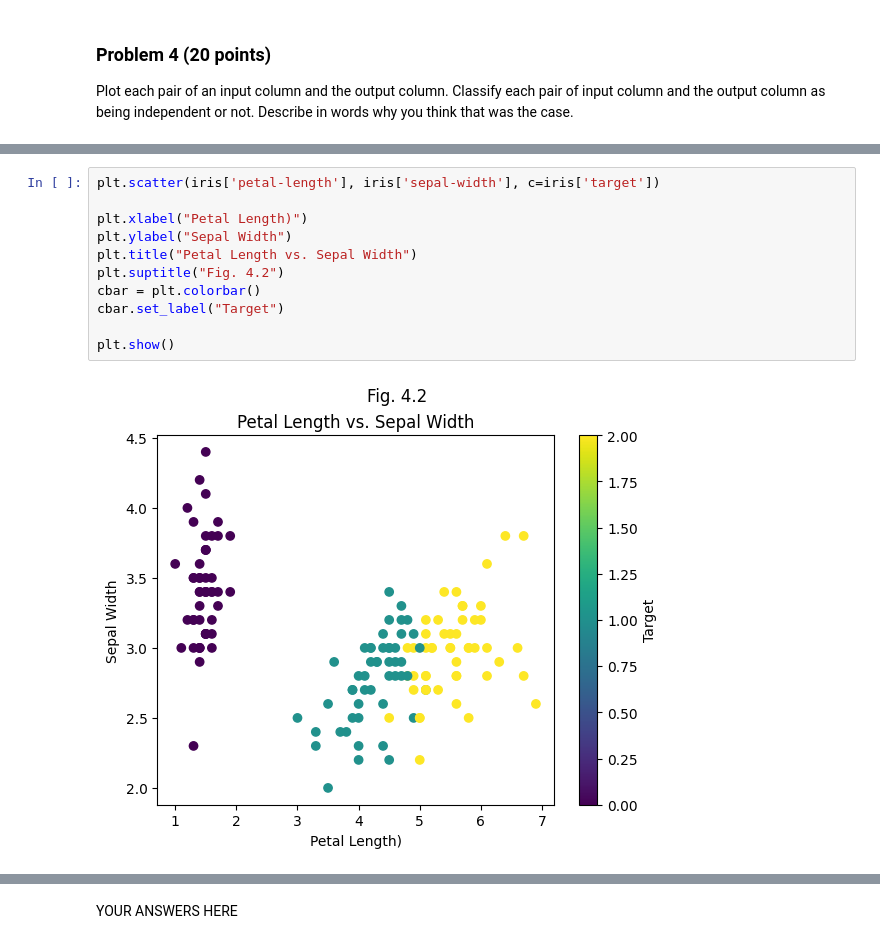
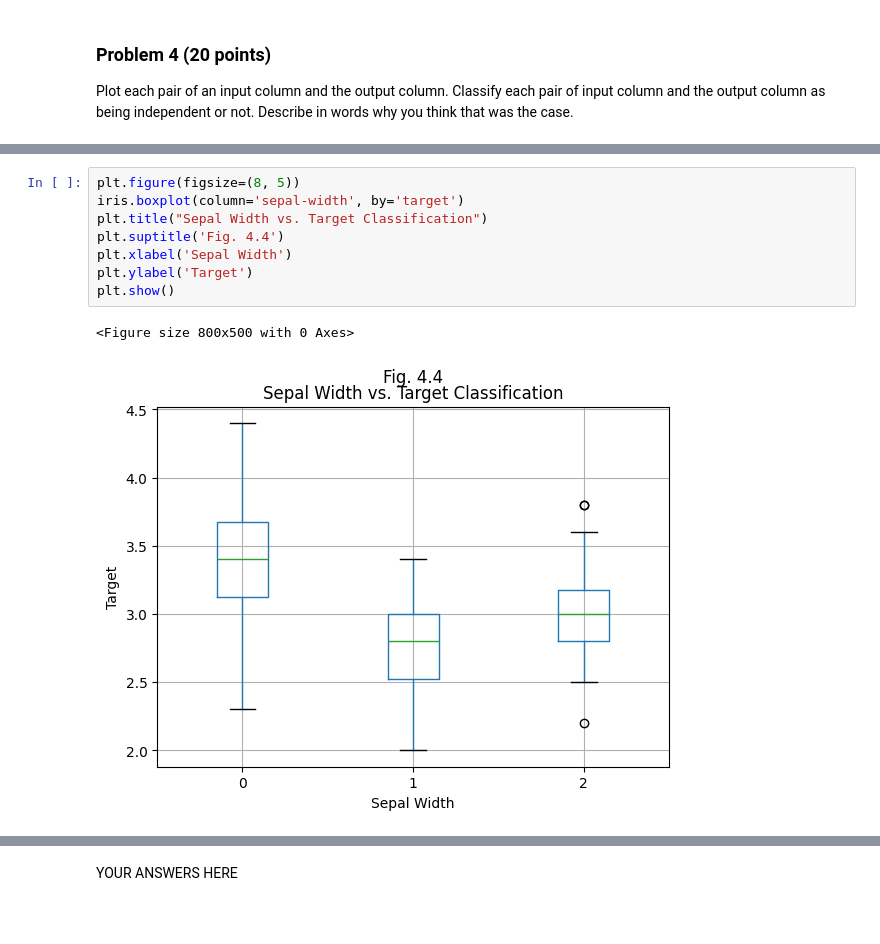
Before and after one commit to manningdbu/dx601-project-Manning, a Jupyter notebook: final_project.ipynb, the cells around one changed output, grey strips where cells are left out. Drawn from its saved outputs; the diff is of its cells as text; blank space fills up the shorter version.

```diff
--- a/final_project.ipynb
+++ b/final_project.ipynb
@@ -255,13 +274,11 @@ plt.show()
 # %%
-plt.scatter(iris['petal-length'], iris['sepal-width'], c=iris['target'])
-
-plt.xlabel("Petal Length)")
-plt.ylabel("Sepal Width")
-plt.title("Petal Length vs. Sepal Width")
-plt.suptitle("Fig. 4.2")
-cbar = plt.colorbar()
-cbar.set_label("Target")
-
+plt.figure(figsize=(8, 5))
+iris.boxplot(column='sepal-width', by='target')
+plt.title("Sepal Width vs. Target Classification")
+plt.suptitle('Fig. 4.4')
+plt.xlabel('Sepal Width')
+plt.ylabel('Target')
 plt.show()
 # %% [output]
+<Figure size 800x500 with 0 Axes>
-[figure, old version]
+[figure, new version]
```
Also changed, not shown: parts of 21 cells of this notebook.
